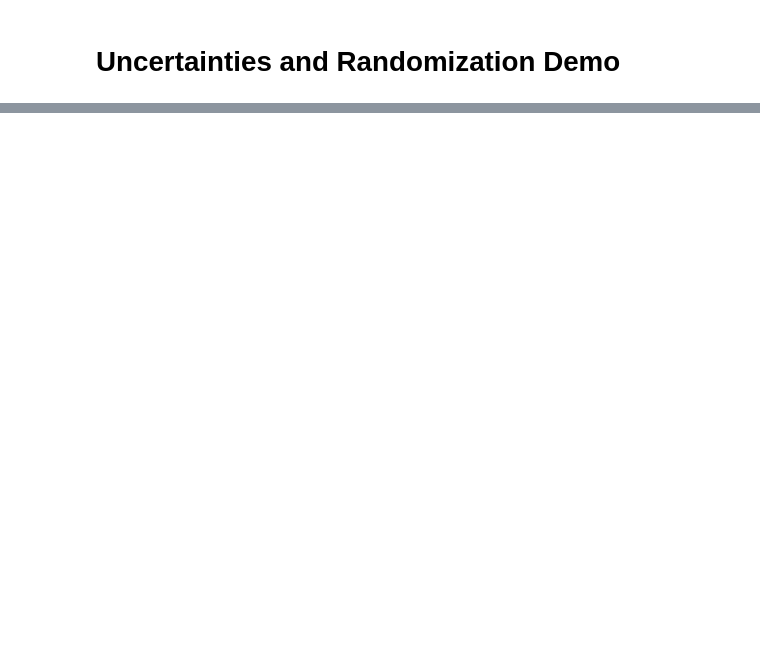
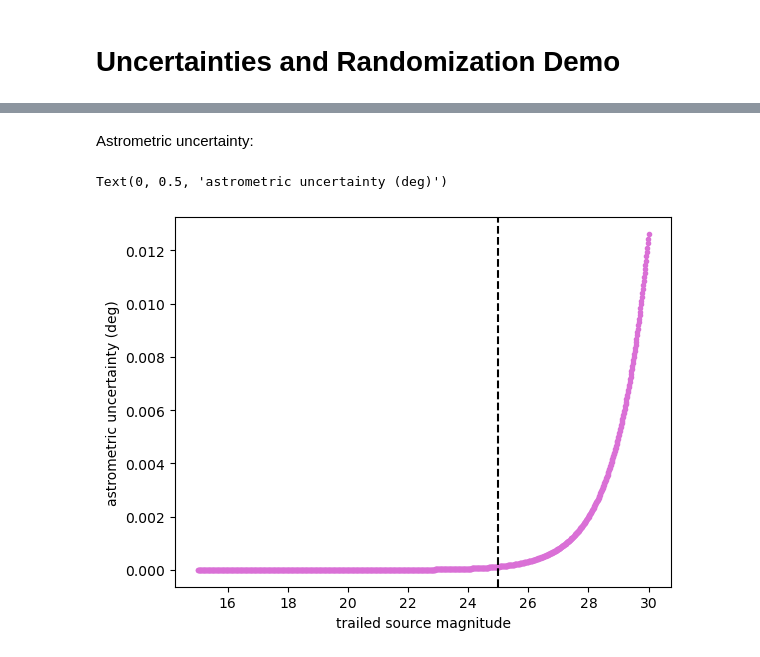
Before and after one commit to dirac-institute/sorcha, a Jupyter notebook: demo/demo_UncertaintiesAndRandomization.ipynb, the cells around one changed output, grey strips where cells are left out. Cells and saved outputs as stored; diff of their text form; code cells hidden in the pictures; blank space fills up the shorter version.

```diff
--- a/demo/demo_UncertaintiesAndRandomization.ipynb
+++ b/demo/demo_UncertaintiesAndRandomization.ipynb
@@ -69,0 +109,11 @@ Let's take a look at these.
+# %% [markdown]
+Astrometric uncertainty:
+# %%
+fig, ax = plt.subplots(1)
+ax.plot(obs_uncert['TrailedSourceMag'].values, obs_uncert['AstrometricSigma(deg)'].values, linestyle='', marker='.', color='orchid')
+ax.axvline(25, color='black', linestyle='--')
+ax.set_xlabel('trailed source magnitude')
+ax.set_ylabel('astrometric uncertainty (deg)')
+# %% [output]
+Text(0, 0.5, 'astrometric uncertainty (deg)')
+[figure, added]
```
Also changed, not shown: parts of 35 cells of this notebook, 4 other files.
